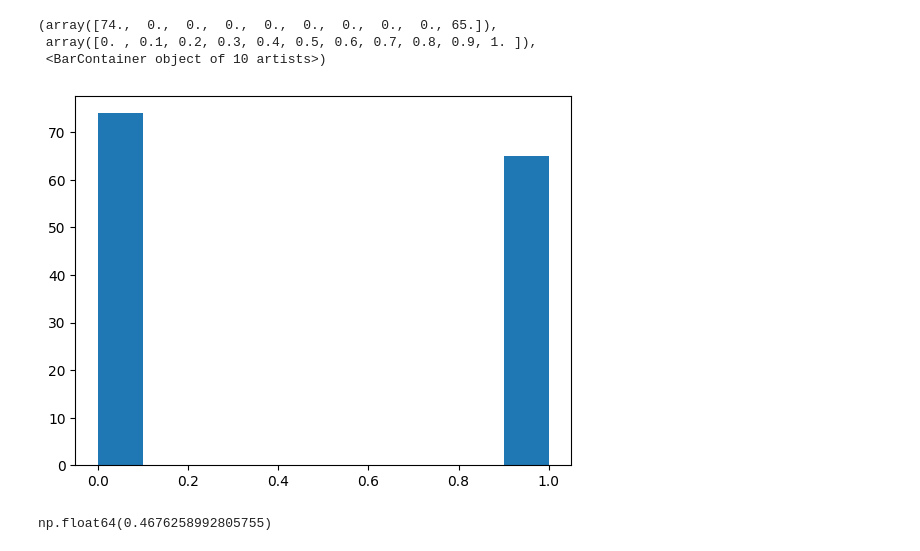
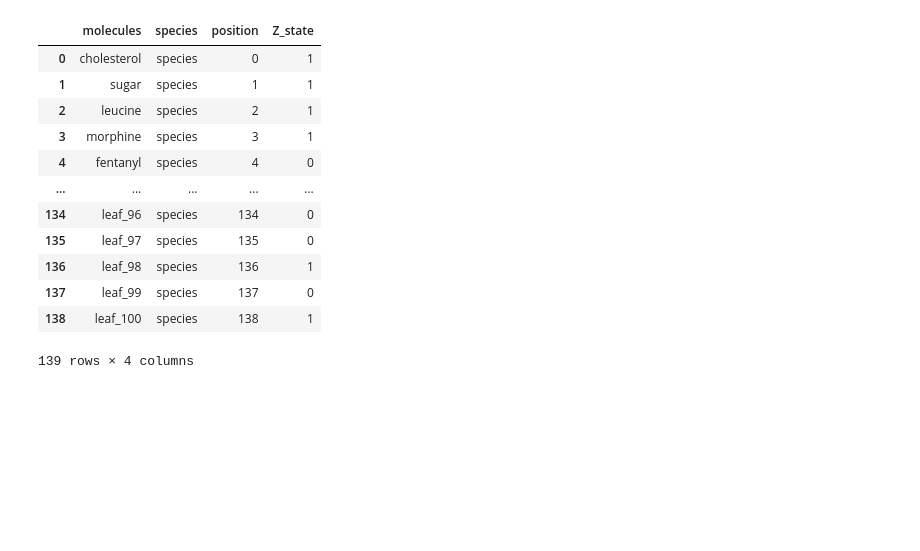
Before and after one commit to anticipated-chemistry-of-life/markov-random-field, a Jupyter notebook: model_validation/single_root/test_out/check_posterior.ipynb, the cells around one changed output. Cells and saved outputs as stored; diff of their text form; code cells hidden in the pictures; blank space fills up the shorter version.

```diff
--- a/model_validation/single_root/test_out/check_posterior.ipynb
+++ b/model_validation/single_root/test_out/check_posterior.ipynb
@@ -73,13 +62,18 @@ plt.hist(z_trace_molecules.mean())
 # %%
-z_trace_species = pd.read_csv("../acol_species_Z_trace.txt", sep="\t")
-
-plt.hist(z_trace_species.mean())
+Z_state = pd.read_csv("../acol_simulated_Z_species.txt", sep="\t")
-# %% [output]
-(array([74.,  0.,  0.,  0.,  0.,  0.,  0.,  0.,  0., 65.]),
- array([0. , 0.1, 0.2, 0.3, 0.4, 0.5, 0.6, 0.7, 0.8, 0.9, 1. ]),
- <BarContainer object of 10 artists>)
-[figure, removed]
-# %%
-z_trace_species.mean().mean()
-# %% [output]
-np.float64(0.4676258992805755)
+# %%
+Z_state
+# %% [output]
+|  | molecules | species | position | Z_state |
+| 0 | cholesterol | species | 0 | 1 |
+| 1 | sugar | species | 1 | 1 |
+| 2 | leucine | species | 2 | 1 |
+| 3 | morphine | species | 3 | 1 |
+| 4 | fentanyl | species | 4 | 0 |
+| ... | ... | ... | ... | ... |
+| 134 | leaf_96 | species | 134 | 0 |
+| 135 | leaf_97 | species | 135 | 0 |
+| 136 | leaf_98 | species | 136 | 1 |
+| 137 | leaf_99 | species | 137 | 0 |
+| 138 | leaf_100 | species | 138 | 1 |
+139 rows × 4 columns
```
Also changed, not shown: parts of 9 cells of this notebook, 16 other files.
